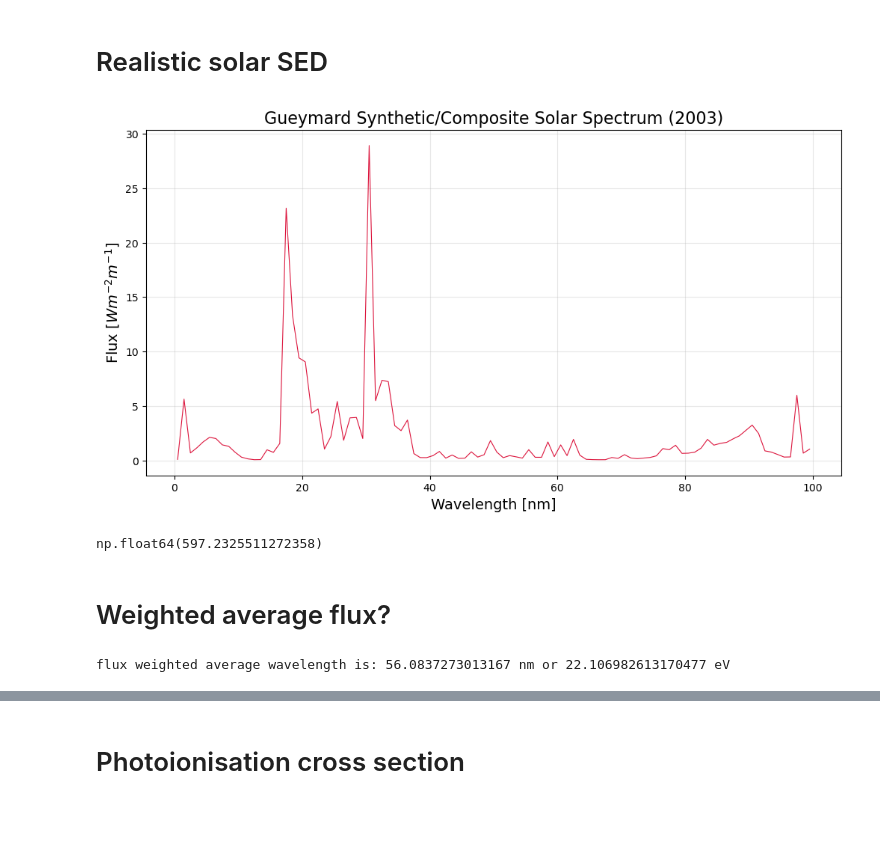
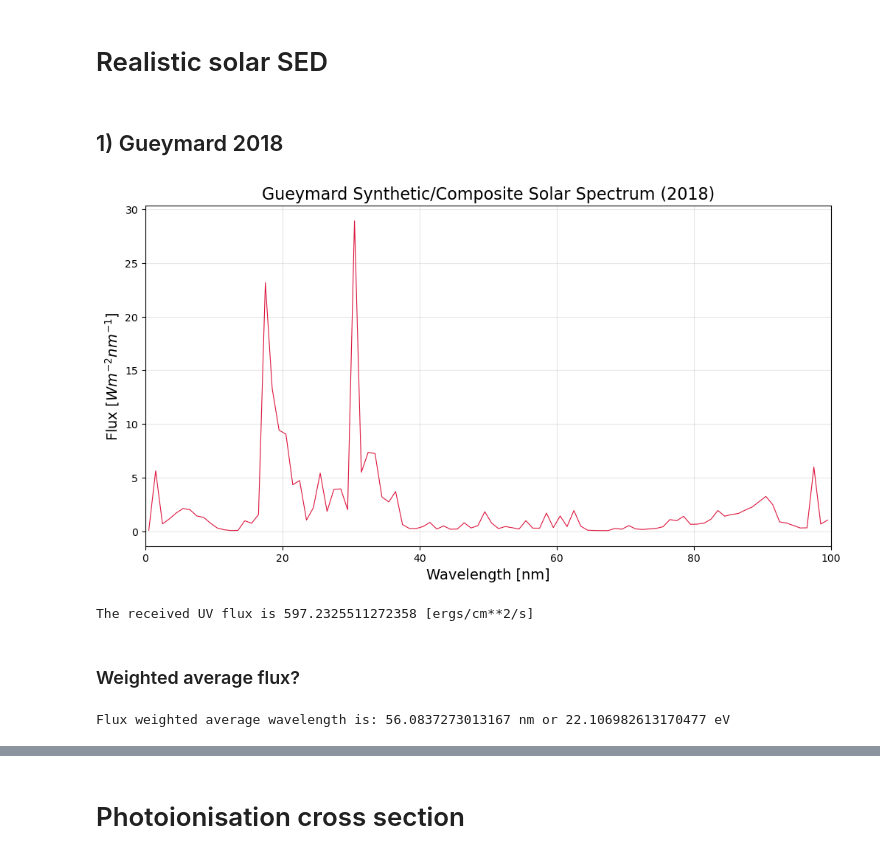
Before and after one commit to shih-jim/escape, a Jupyter notebook: energy_conservation.ipynb, the cells around one changed output, grey strips where cells are left out. Drawn from its saved outputs; the diff is of its cells as text; code cells hidden in the pictures; blank space fills up the shorter version.

```diff
--- a/energy_conservation.ipynb
+++ b/energy_conservation.ipynb
@@ -268,29 +268,32 @@ effective temperature of Earth is: 277.2861904295691
 # %% [markdown]
 # Realistic solar SED
+# %% [markdown]
+## 1) Gueymard 2018
 # %%
 # 1. Load the data
 # sep='\s+' handles both tabs and multiple spaces
 # comment='#' ignores the header line
 file_path = 'SEDs/Gueymard_solar.txt'
 df = pd.read_csv(file_path, sep='\s+', comment='#', names=['wavelength_nm', 'flux'], header=None)
 
 # define the wavelength range of interest
 df_range = df[(df['wavelength_nm'] >= 0) & (df['wavelength_nm'] <= 100)]
 
 # 2. Plot the spectrum
 plt.figure(figsize=(12, 6))
-plt.plot(df_range['wavelength_nm'], df_range['flux']/1e3, color='crimson', linewidth=0.8)
+plt.plot(df_range['wavelength_nm'], df_range['flux']/1e3, color='crimson', linewidth=0.8) # converting flux from [ergs/cm^2/s/nm] to [W/m^2/nm]
 
 # Log scale is highly recommended because flux drops off fast in the UV
 # plt.yscale('log')
 
 plt.xlabel('Wavelength [nm]', fontsize=14)
-plt.ylabel(r'Flux [$W m^{-2} m^{-1}$]', fontsize=14)
-plt.title('Gueymard Synthetic/Composite Solar Spectrum (2003)', fontsize=16)
+plt.ylabel(r'Flux [$W m^{-2} nm^{-1}$]', fontsize=14)
+plt.title('Gueymard Synthetic/Composite Solar Spectrum (2018)', fontsize=16)
 plt.grid(True, which="both", ls="-", alpha=0.3)
+plt.xlim(0, 100)
 plt.show()
 # %% [output]
-[figure, old version]
+[figure, new version]
 # %%
 mask = (df['wavelength_nm'] >= 31) & (df['wavelength_nm'] <= 91.2)
 euv_band = df[mask]
@@ -300,14 +303,15 @@ scale_factor = (r_star/distance)**2
 
 # Integrate using the trapezoidal rule
 total_flux_erg = np.trapezoid(euv_band['flux']*scale_factor, euv_band['wavelength_nm'])
-total_flux_erg #[ergs/cm**2/s]
+
+print(r'The received UV flux is', total_flux_erg, r"[ergs/cm**2/s]")
 # %% [output]
-np.float64(597.2325511272358)
+The received UV flux is 597.2325511272358 [ergs/cm**2/s]
 # %% [markdown]
-# Weighted average flux?
+### Weighted average flux?
 # %%
 weighted_average = np.average(euv_band['wavelength_nm'], weights=euv_band['flux'])
 
-print("flux weighted average wavelength is:", weighted_average, "nm or", tools.h * tools.c/(tools.eV*weighted_average*1e-9), "eV")
+print("Flux weighted average wavelength is:", weighted_average, "nm or", tools.h * tools.c/(tools.eV*weighted_average*1e-9), "eV")
 # %% [output]
-flux weighted average wavelength is: 56.0837273013167 nm or 22.106982613170477 eV
+Flux weighted average wavelength is: 56.0837273013167 nm or 22.106982613170477 eV
```
Also changed, not shown: parts of 8 cells of this notebook.
